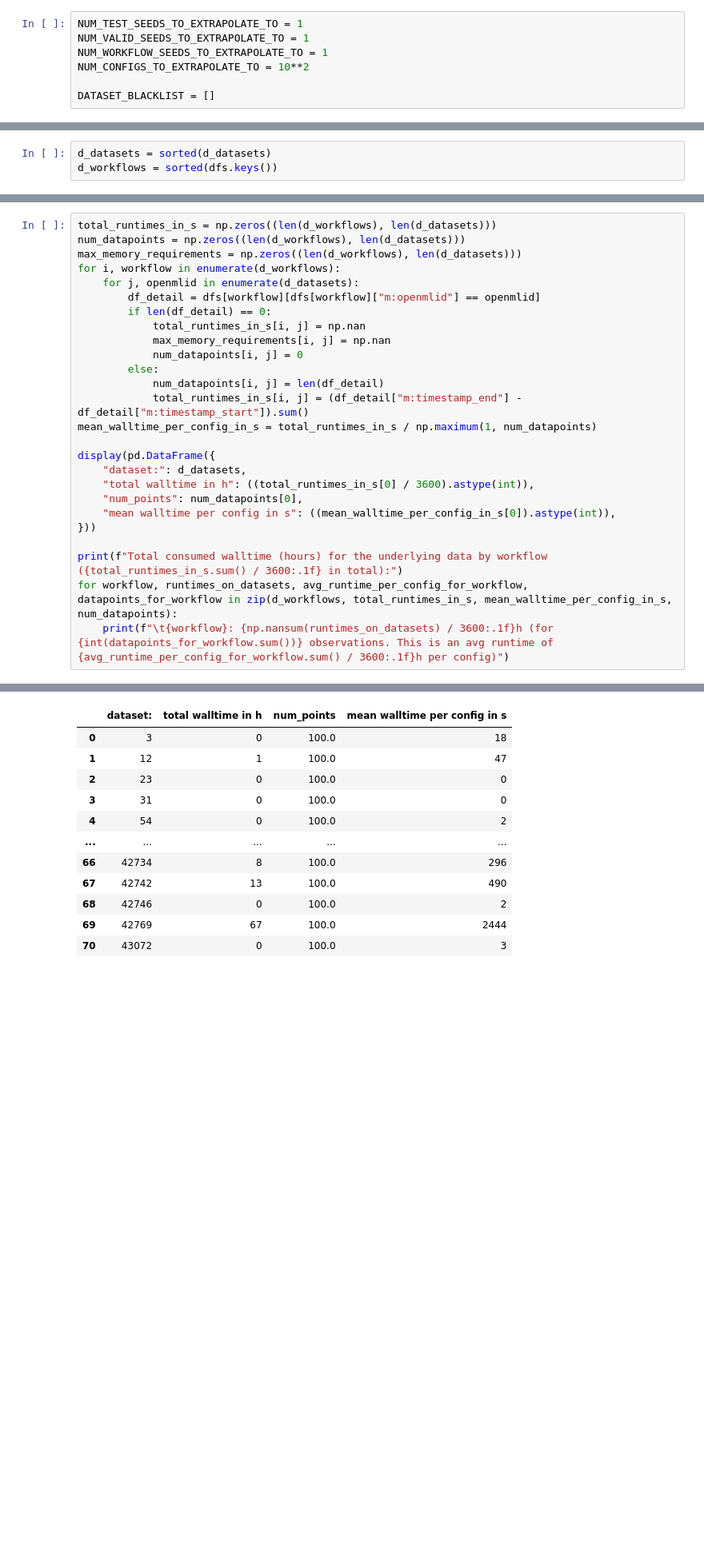
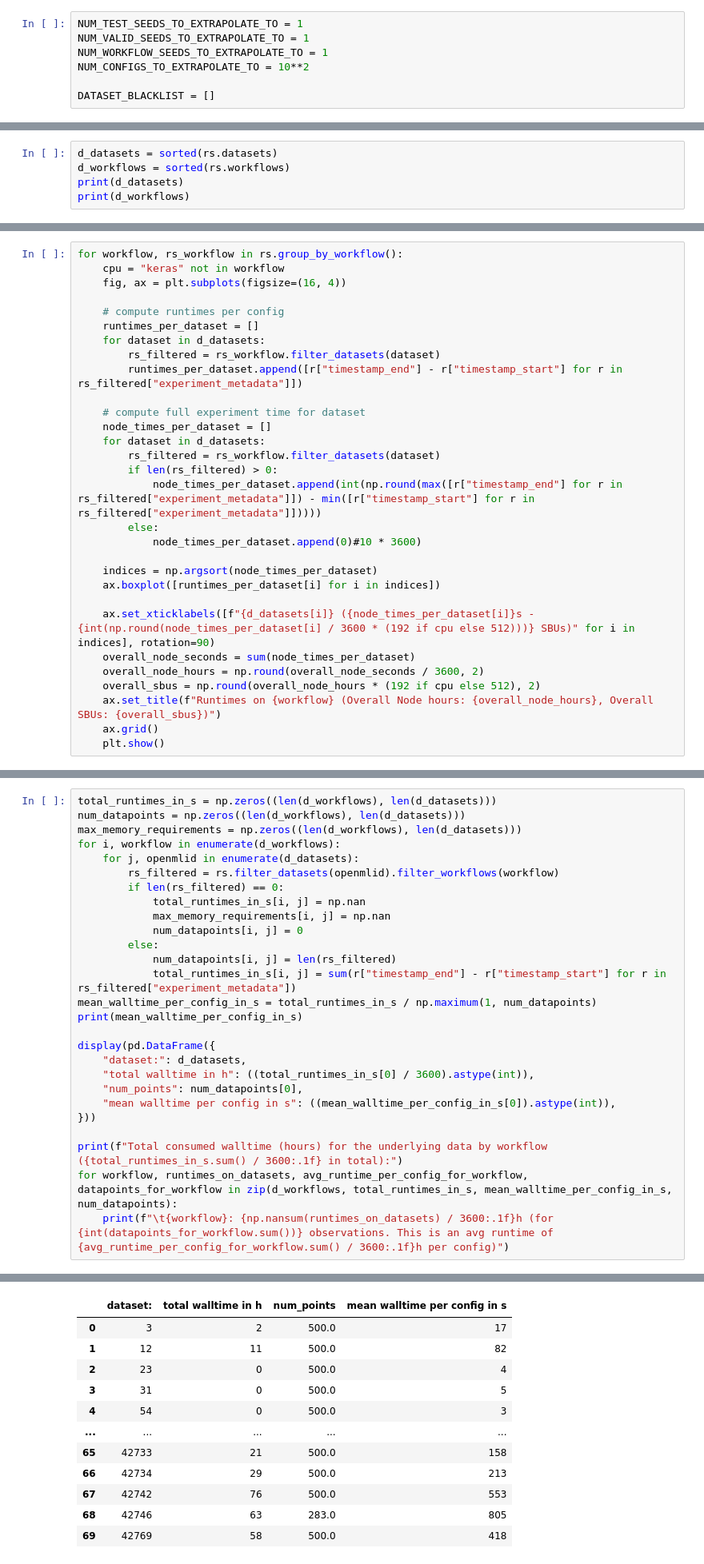
Before and after one commit to fmohr/lcdb, a Jupyter notebook: publications/2023-neurips/experiments/debugging/runtime-extrapolation.ipynb, the cells around one changed output, grey strips where cells are left out. Shown at 80% size. Saved outputs shown, nothing was run; the diff lists cells and outputs as text; blank space fills up the shorter version.

```diff
--- a/publications/2023-neurips/experiments/debugging/runtime-extrapolation.ipynb
+++ b/publications/2023-neurips/experiments/debugging/runtime-extrapolation.ipynb
@@ -31,3 +29,5 @@ for k in [
 # %%
-d_datasets = sorted(d_datasets)
-d_workflows = sorted(dfs.keys())
+d_datasets = sorted(rs.datasets)
+d_workflows = sorted(rs.workflows)
+print(d_datasets)
+print(d_workflows)
@@ -33,0 +37,30 @@ d_workflows = sorted(dfs.keys())
+# %%
+for workflow, rs_workflow in rs.group_by_workflow():
+    cpu = "keras" not in workflow
+    fig, ax = plt.subplots(figsize=(16, 4))
+
+    # compute runtimes per config
+    runtimes_per_dataset = []
+    for dataset in d_datasets:
+        rs_filtered = rs_workflow.filter_datasets(dataset)
+        runtimes_per_dataset.append([r["timestamp_end"] - r["timestamp_start"] for r in rs_filtered["experiment_metadata"]])
+
+    # compute full experiment time for dataset
+    node_times_per_dataset = []
+    for dataset in d_datasets:
+        rs_filtered = rs_workflow.filter_datasets(dataset)
+        if len(rs_filtered) > 0:
+            node_times_per_dataset.append(int(np.round(max([r["timestamp_end"] for r in rs_filtered["experiment_metadata"]]) - min([r["timestamp_start"] for r in rs_filtered["experiment_metadata"]]))))
+        else:
+            node_times_per_dataset.append(0)#10 * 3600)
+
+    indices = np.argsort(node_times_per_dataset)
+    ax.boxplot([runtimes_per_dataset[i] for i in indices])
+
+    ax.set_xticklabels([f"{d_datasets[i]} ({node_times_per_dataset[i]}s - {int(np.round(node_times_per_dataset[i] / 3600 * (192 if cpu else 512)))} SBUs)" for i in indices], rotation=90)
+    overall_node_seconds = sum(node_times_per_dataset)
+    overall_node_hours = np.round(overall_node_seconds / 3600, 2)
+    overall_sbus = np.round(overall_node_hours * (192 if cpu else 512), 2)
+    ax.set_title(f"Runtimes on {workflow} (Overall Node hours: {overall_node_hours}, Overall SBUs: {overall_sbus})")
+    ax.grid()
+    plt.show()
@@ -37,15 +124,16 @@ num_datapoints = np.zeros((len(d_workflows), len(d_datasets)))
 max_memory_requirements = np.zeros((len(d_workflows), len(d_datasets)))
 for i, workflow in enumerate(d_workflows):
     for j, openmlid in enumerate(d_datasets):
-        df_detail = dfs[workflow][dfs[workflow]["m:openmlid"] == openmlid]
-        if len(df_detail) == 0:
+        rs_filtered = rs.filter_datasets(openmlid).filter_workflows(workflow)
+        if len(rs_filtered) == 0:
             total_runtimes_in_s[i, j] = np.nan
             max_memory_requirements[i, j] = np.nan
             num_datapoints[i, j] = 0
         else:
-            num_datapoints[i, j] = len(df_detail)
-            total_runtimes_in_s[i, j] = (df_detail["m:timestamp_end"] - df_detail["m:timestamp_start"]).sum()
+            num_datapoints[i, j] = len(rs_filtered)
+            total_runtimes_in_s[i, j] = sum(r["timestamp_end"] - r["timestamp_start"] for r in rs_filtered["experiment_metadata"])
 mean_walltime_per_config_in_s = total_runtimes_in_s / np.maximum(1, num_datapoints)
+print(mean_walltime_per_config_in_s)
 
 display(pd.DataFrame({
     "dataset:": d_datasets,
@@ -61,12 +166,12 @@ for workflow, runtimes_on_datasets, avg_runtime_per_config_for_workflow, datapoi
 |  | dataset: | total walltime in h | num_points | mean walltime per config in s |
-| 0 | 3 | 0 | 100.0 | 18 |
-| 1 | 12 | 1 | 100.0 | 47 |
-| 2 | 23 | 0 | 100.0 | 0 |
-| 3 | 31 | 0 | 100.0 | 0 |
-| 4 | 54 | 0 | 100.0 | 2 |
+| 0 | 3 | 2 | 500.0 | 17 |
+| 1 | 12 | 11 | 500.0 | 82 |
+| 2 | 23 | 0 | 500.0 | 4 |
+| 3 | 31 | 0 | 500.0 | 5 |
+| 4 | 54 | 0 | 500.0 | 3 |
 | ... | ... | ... | ... | ... |
-| 66 | 42734 | 8 | 100.0 | 296 |
-| 67 | 42742 | 13 | 100.0 | 490 |
-| 68 | 42746 | 0 | 100.0 | 2 |
-| 69 | 42769 | 67 | 100.0 | 2444 |
-| 70 | 43072 | 0 | 100.0 | 3 |
+| 65 | 42733 | 21 | 500.0 | 158 |
+| 66 | 42734 | 29 | 500.0 | 213 |
+| 67 | 42742 | 76 | 500.0 | 553 |
+| 68 | 42746 | 63 | 283.0 | 805 |
+| 69 | 42769 | 58 | 500.0 | 418 |
```
Also changed, not shown: parts of 7 cells of this notebook, 10 other files.
